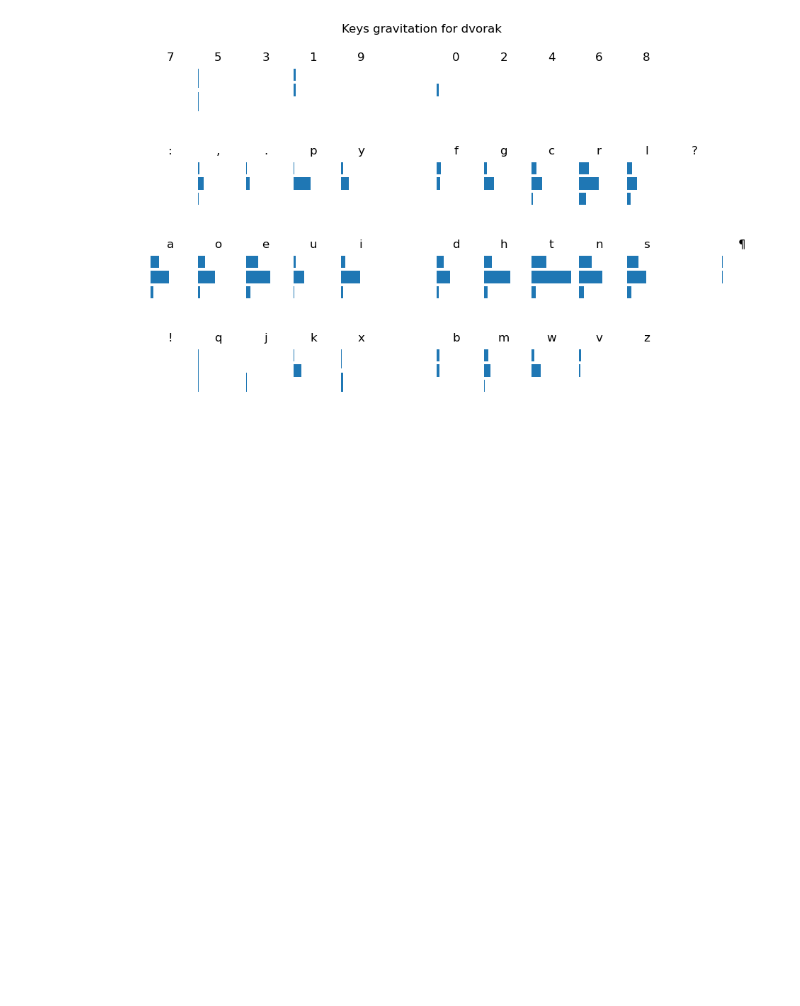
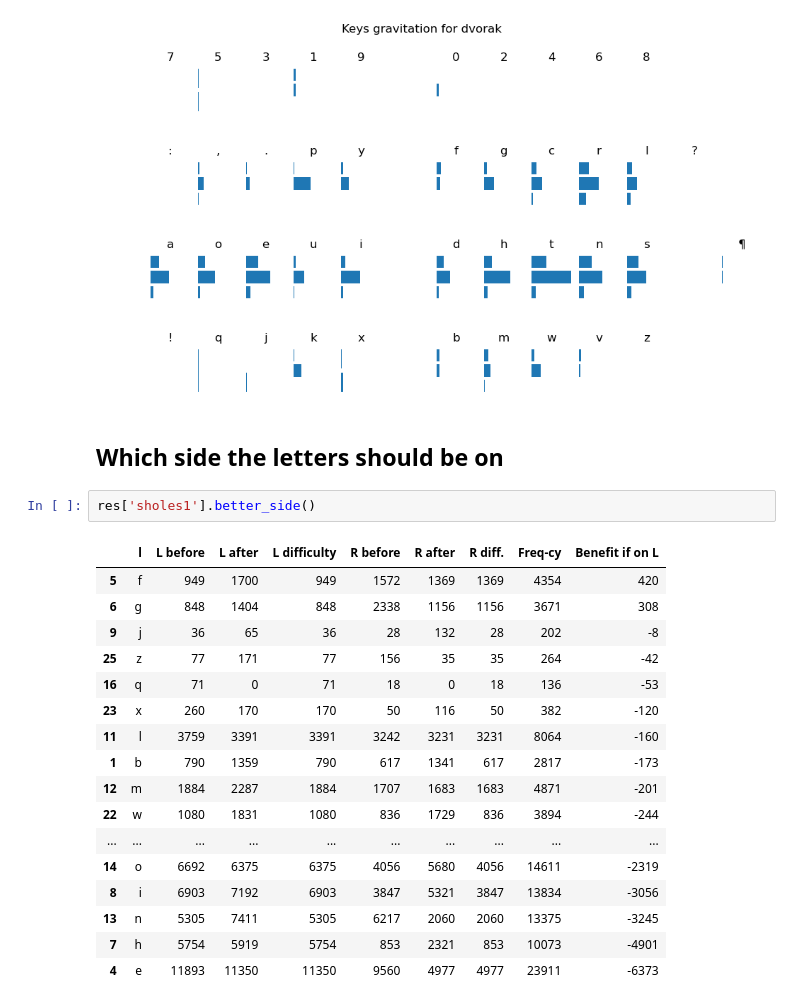
Before and after one commit to culebron/rus-layout-opt, a Jupyter notebook: English Layouts.ipynb, the cells around one changed output. Drawn from its saved outputs; the diff is of its cells as text; blank space fills up the shorter version.

```diff
--- a/English Layouts.ipynb
+++ b/English Layouts.ipynb
@@ -207,3 +207,25 @@ res['dvorak'].display('rows')
 # %% [output]
 [figure]
 [figure]
+# %% [markdown]
+## Which side the letters should be on
+# %%
+res['sholes1'].better_side()
+# %% [output]
+|  | l | L before | L after | L difficulty | R before | R after | R diff. | Freq-cy | Benefit if on L |
+| 5 | f | 949 | 1700 | 949 | 1572 | 1369 | 1369 | 4354 | 420 |
+| 6 | g | 848 | 1404 | 848 | 2338 | 1156 | 1156 | 3671 | 308 |
+| 9 | j | 36 | 65 | 36 | 28 | 132 | 28 | 202 | -8 |
+| 25 | z | 77 | 171 | 77 | 156 | 35 | 35 | 264 | -42 |
+| 16 | q | 71 | 0 | 71 | 18 | 0 | 18 | 136 | -53 |
+| 23 | x | 260 | 170 | 170 | 50 | 116 | 50 | 382 | -120 |
+| 11 | l | 3759 | 3391 | 3391 | 3242 | 3231 | 3231 | 8064 | -160 |
+| 1 | b | 790 | 1359 | 790 | 617 | 1341 | 617 | 2817 | -173 |
+| 12 | m | 1884 | 2287 | 1884 | 1707 | 1683 | 1683 | 4871 | -201 |
+| 22 | w | 1080 | 1831 | 1080 | 836 | 1729 | 836 | 3894 | -244 |
+| ... | ... | ... | ... | ... | ... | ... | ... | ... | ... |
+| 14 | o | 6692 | 6375 | 6375 | 4056 | 5680 | 4056 | 14611 | -2319 |
+| 8 | i | 6903 | 7192 | 6903 | 3847 | 5321 | 3847 | 13834 | -3056 |
+| 13 | n | 5305 | 7411 | 5305 | 6217 | 2060 | 2060 | 13375 | -3245 |
+| 7 | h | 5754 | 5919 | 5754 | 853 | 2321 | 853 | 10073 | -4901 |
+| 4 | e | 11893 | 11350 | 11350 | 9560 | 4977 | 4977 | 23911 | -6373 |
```
Also changed, not shown: parts of 5 cells of this notebook, 2 other files.
